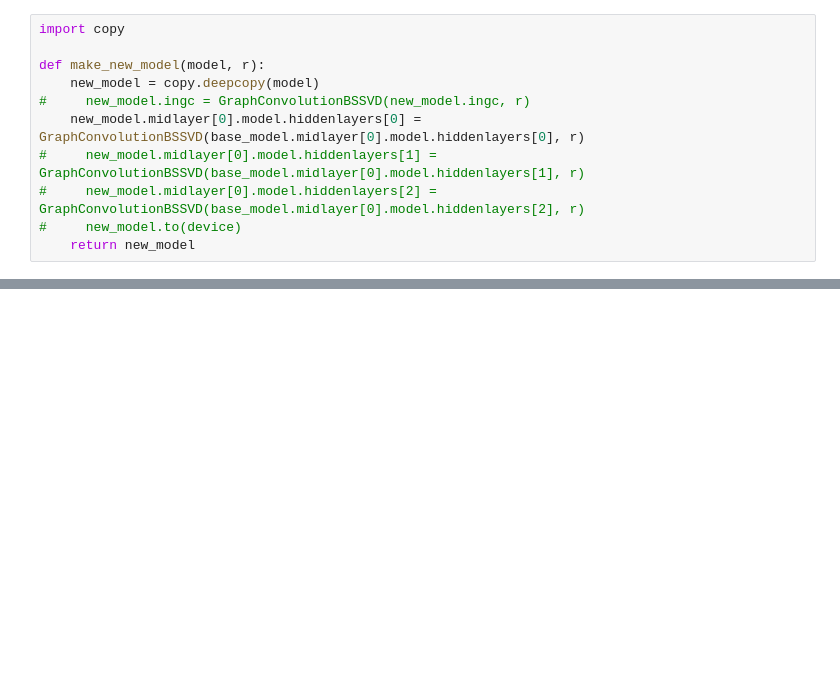
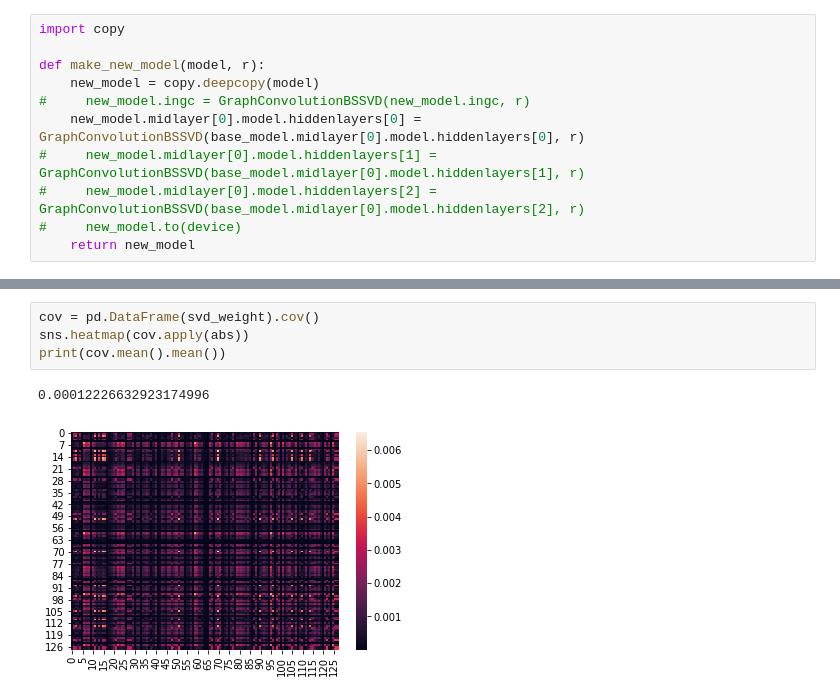
Before and after one commit to MihailSalnikov/svd4gcn, a Jupyter notebook: notebooks/train_and_analyze.ipynb, the cells around one changed output, grey strips where cells are left out. Saved outputs shown, nothing was run; the diff lists cells and outputs as text; blank space fills up the shorter version.

```diff
--- a/notebooks/train_and_analyze.ipynb
+++ b/notebooks/train_and_analyze.ipynb
@@ -246,0 +256,7 @@ Text(0.5, 0, 'i')
+# %%
+cov = pd.DataFrame(svd_weight).cov()
+sns.heatmap(cov.apply(abs))
+print(cov.mean().mean())
+# %% [output]
+0.00012226632923174996
+[figure, added]
```
Also changed, not shown: parts of 21 cells of this notebook.
